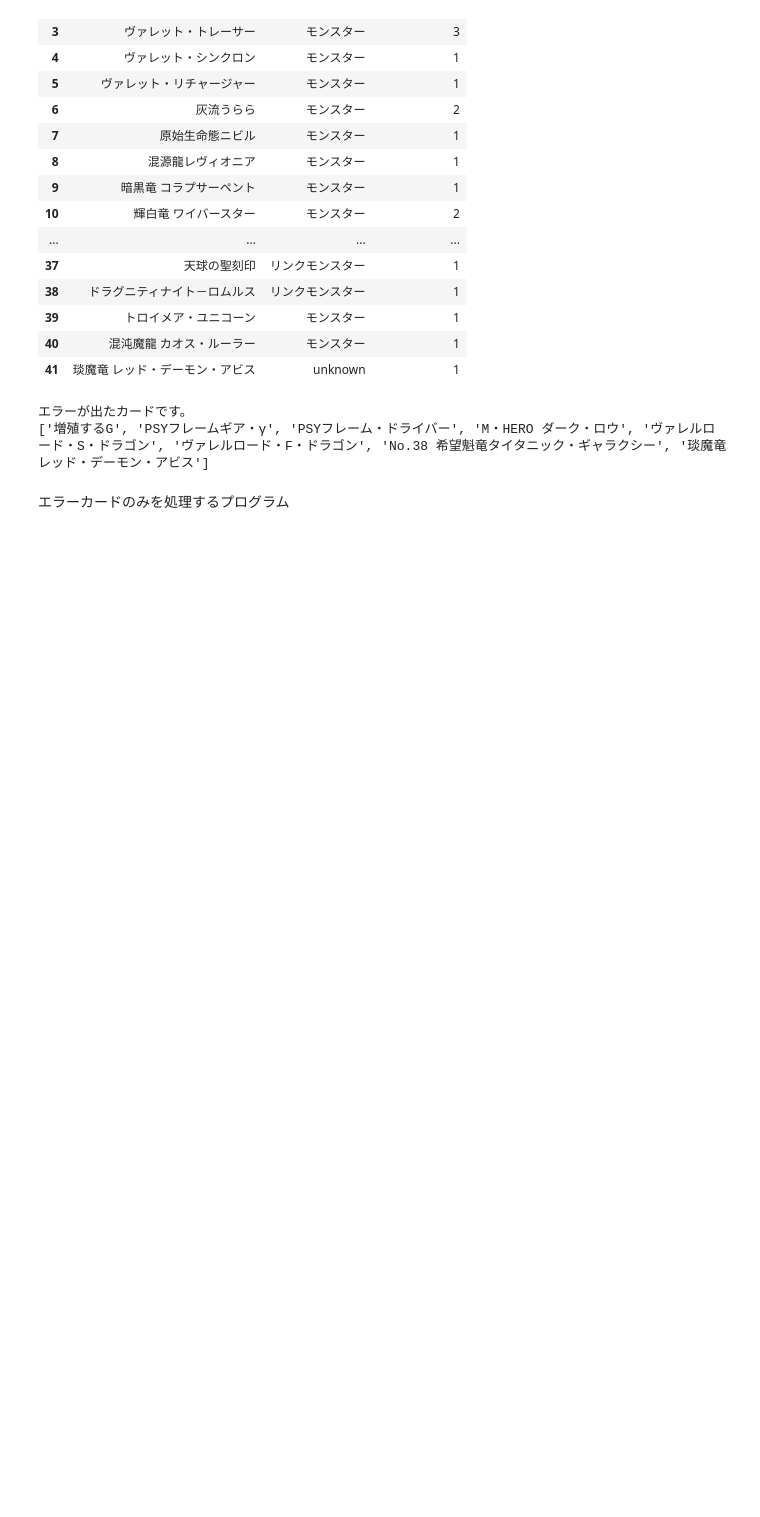
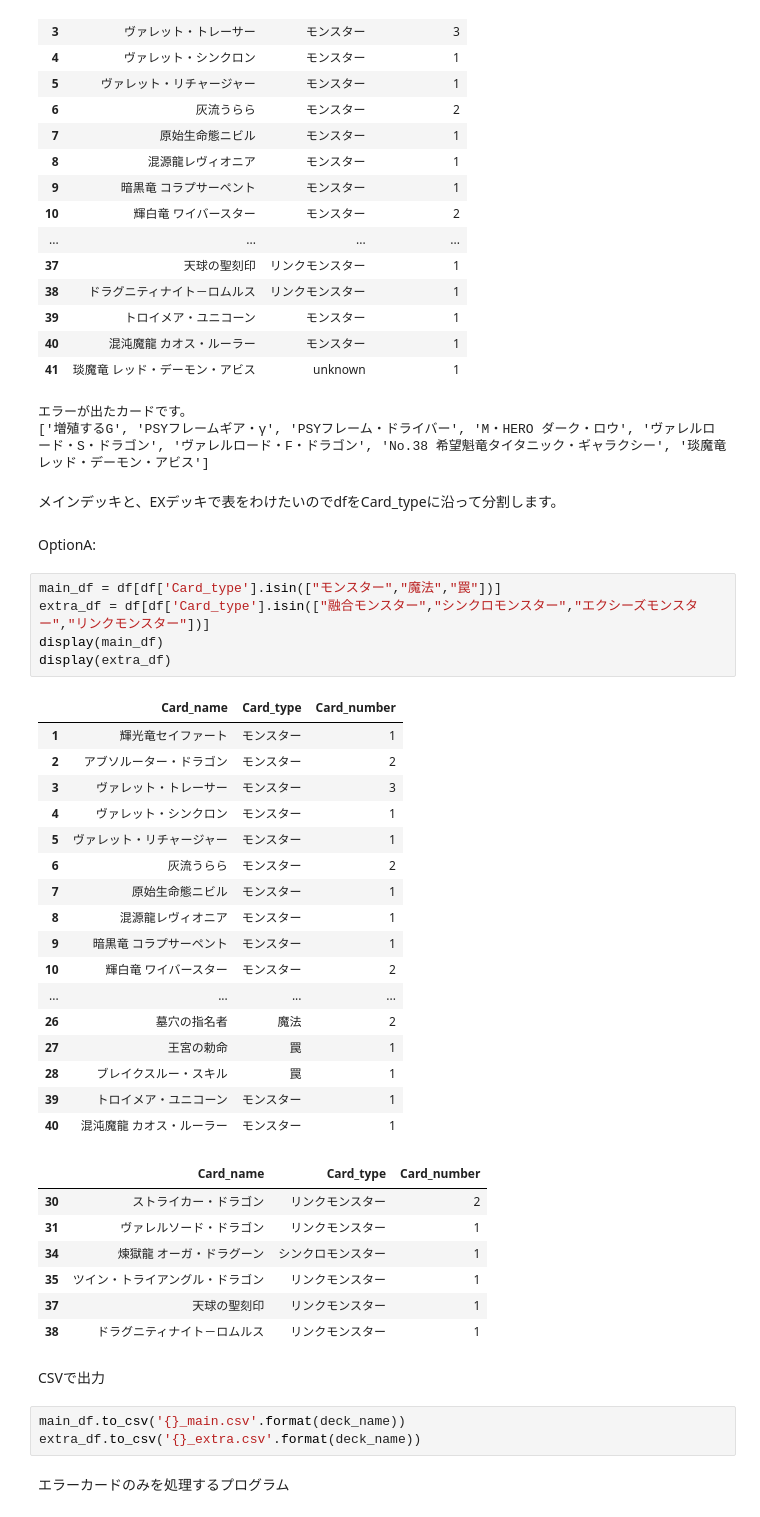
Before and after one commit to YourHeroKominato/Web-scraping-using-Selenium, a Jupyter notebook: Web Scrapping using Selenium Python.ipynb, the cells around one changed output. Drawn from its saved outputs; the diff is of its cells as text; blank space fills up the shorter version.

```diff
--- a/Web Scrapping using Selenium Python.ipynb
+++ b/Web Scrapping using Selenium Python.ipynb
@@ -206,6 +207,45 @@ print(error_card)
 | 41 | 琰魔竜 レッド・デーモン・アビス | unknown | 1 |
 エラーが出たカードです。
 ['増殖するG', 'PSYフレームギア・γ', 'PSYフレーム・ドライバー', 'M・HERO ダーク・ロウ', 'ヴァレルロード・S・ドラゴン', 'ヴァレルロード・F・ドラゴン', 'No.38 希望魁竜タイタニック・ギャラクシー', '琰魔竜 レッド・デーモン・アビス']
+# %% [markdown]
+メインデッキと、EXデッキで表をわけたいのでdfをCard_typeに沿って分割します。
+# %% [markdown]
+OptionA:
+# %%
+main_df = df[df['Card_type'].isin(["モンスター","魔法","罠"])]
+extra_df = df[df['Card_type'].isin(["融合モンスター","シンクロモンスター","エクシーズモンスター","リンクモンスター"])]
+display(main_df)
+display(extra_df)
+# %% [output]
+|  | Card_name | Card_type | Card_number |
+| 1 | 輝光竜セイファート | モンスター | 1 |
+| 2 | アブソルーター・ドラゴン | モンスター | 2 |
+| 3 | ヴァレット・トレーサー | モンスター | 3 |
+| 4 | ヴァレット・シンクロン | モンスター | 1 |
+| 5 | ヴァレット・リチャージャー | モンスター | 1 |
+| 6 | 灰流うらら | モンスター | 2 |
+| 7 | 原始生命態ニビル | モンスター | 1 |
+| 8 | 混源龍レヴィオニア | モンスター | 1 |
+| 9 | 暗黒竜 コラプサーペント | モンスター | 1 |
+| 10 | 輝白竜 ワイバースター | モンスター | 2 |
+| ... | ... | ... | ... |
+| 26 | 墓穴の指名者 | 魔法 | 2 |
+| 27 | 王宮の勅命 | 罠 | 1 |
+| 28 | ブレイクスルー・スキル | 罠 | 1 |
+| 39 | トロイメア・ユニコーン | モンスター | 1 |
+| 40 | 混沌魔龍 カオス・ルーラー | モンスター | 1 |
+|  | Card_name | Card_type | Card_number |
+| 30 | ストライカー・ドラゴン | リンクモンスター | 2 |
+| 31 | ヴァレルソード・ドラゴン | リンクモンスター | 1 |
+| 34 | 煉獄龍 オーガ・ドラグーン | シンクロモンスター | 1 |
+| 35 | ツイン・トライアングル・ドラゴン | リンクモンスター | 1 |
+| 37 | 天球の聖刻印 | リンクモンスター | 1 |
+| 38 | ドラグニティナイト－ロムルス | リンクモンスター | 1 |
+# %% [markdown]
+CSVで出力
+# %%
+main_df.to_csv('{}_main.csv'.format(deck_name))
+extra_df.to_csv('{}_extra.csv'.format(deck_name))
 # %% [markdown]
 エラーカードのみを処理するプログラム
 # %%
```
Also changed, not shown: parts of 8 cells of this notebook, 2 other files.
